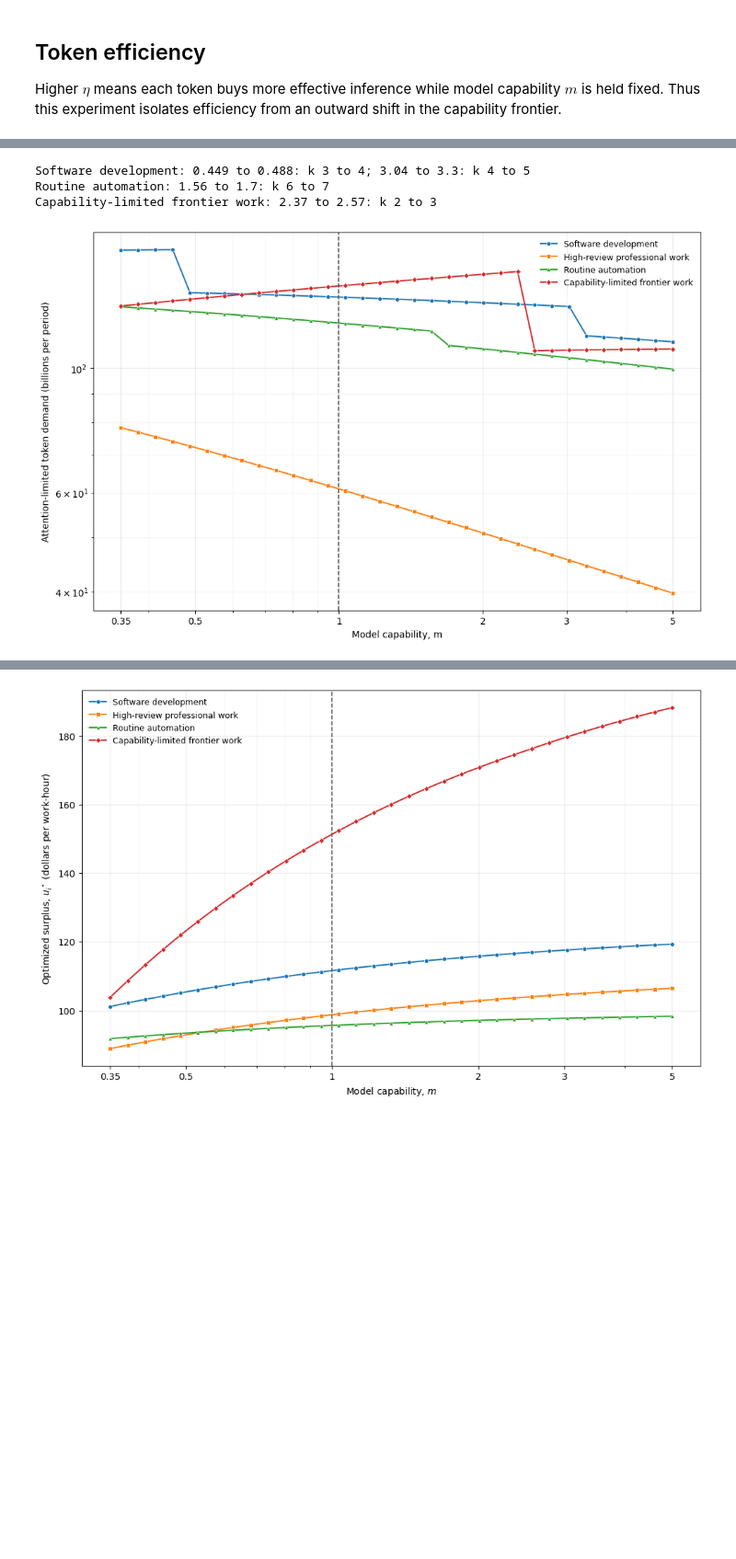
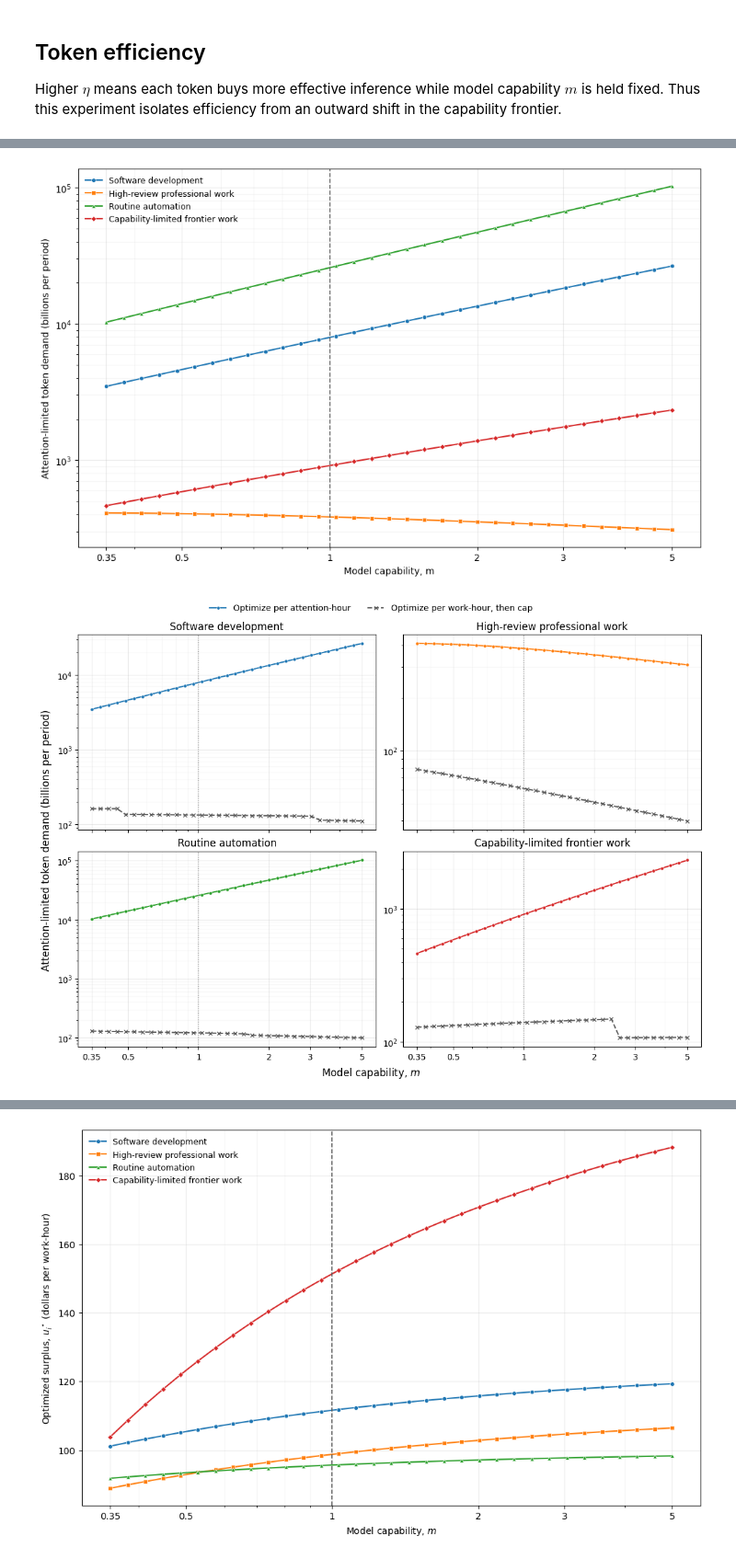
Before and after one commit to theothersteven/modeling-token-demand, a Jupyter notebook: notebooks/comparative_statics.ipynb, the cells around one changed output, grey strips where cells are left out. Shown at 92% size. Cells and saved outputs as stored; diff of their text form; code cells hidden in the pictures; blank space fills up the shorter version.

```diff
--- a/notebooks/comparative_statics.ipynb
+++ b/notebooks/comparative_statics.ipynb
@@ -137,11 +145,12 @@ settings = OptimizationSettings(
     min_delegation_hours=0.02,
     max_delegation_hours=80.0,
     min_tokens_per_work_hour=2_000.0,
-    max_tokens_per_work_hour=2_000_000.0,
+    max_tokens_per_work_hour=20_000_000.0,
     max_attempts=12,
-    grid_points_per_dimension=15,
-    local_starts_per_attempt=3,
+    grid_points_per_dimension=17,
+    local_starts_per_attempt=4,
 )
-optimizer = PolicyOptimizer(settings)
+per_work_optimizer = PolicyOptimizer(settings)
+attention_optimizer = AttentionConstrainedOptimizer(settings)
 baseline = Scenario()
 # %%
@@ -363,18 +417,27 @@ The plotted response is broader than this derivative. In the model, larger $m$ a
 # %%
 model_capabilities = np.geomspace(0.35, 5.0, 33)
-capability_results = solve_axis("model_capability", model_capabilities)
-print_retry_switches(model_capabilities, capability_results)
+attention_capability_results = solve_axis(
+    attention_optimizer, "model_capability", model_capabilities
+)
+per_work_capability_results = solve_axis(
+    per_work_optimizer, "model_capability", model_capabilities
+)
+print_retry_switches(model_capabilities, attention_capability_results)
 capability_figure = plot_demand(
     model_capabilities,
-    capability_results,
+    attention_capability_results,
     xlabel="Model capability, m",
     filename="token-demand-vs-capability.png",
     baseline_value=1.0,
     xticks=TECHNOLOGY_TICKS,
 )
+capability_comparison_figure = plot_capability_objective_comparison(
+    model_capabilities,
+    attention_capability_results,
+    per_work_capability_results,
+    filename="token-demand-vs-capability-objectives.png",
+)
 # %% [output]
-Software development: 0.449 to 0.488: k 3 to 4; 3.04 to 3.3: k 4 to 5
-Routine automation: 1.56 to 1.7: k 6 to 7
-Capability-limited frontier work: 2.37 to 2.57: k 2 to 3
-[figure, old version]
+[figure, new version]
+[figure, added]
 # %% [markdown]
```
Also changed, not shown: parts of 19 cells of this notebook, 10 other files.
